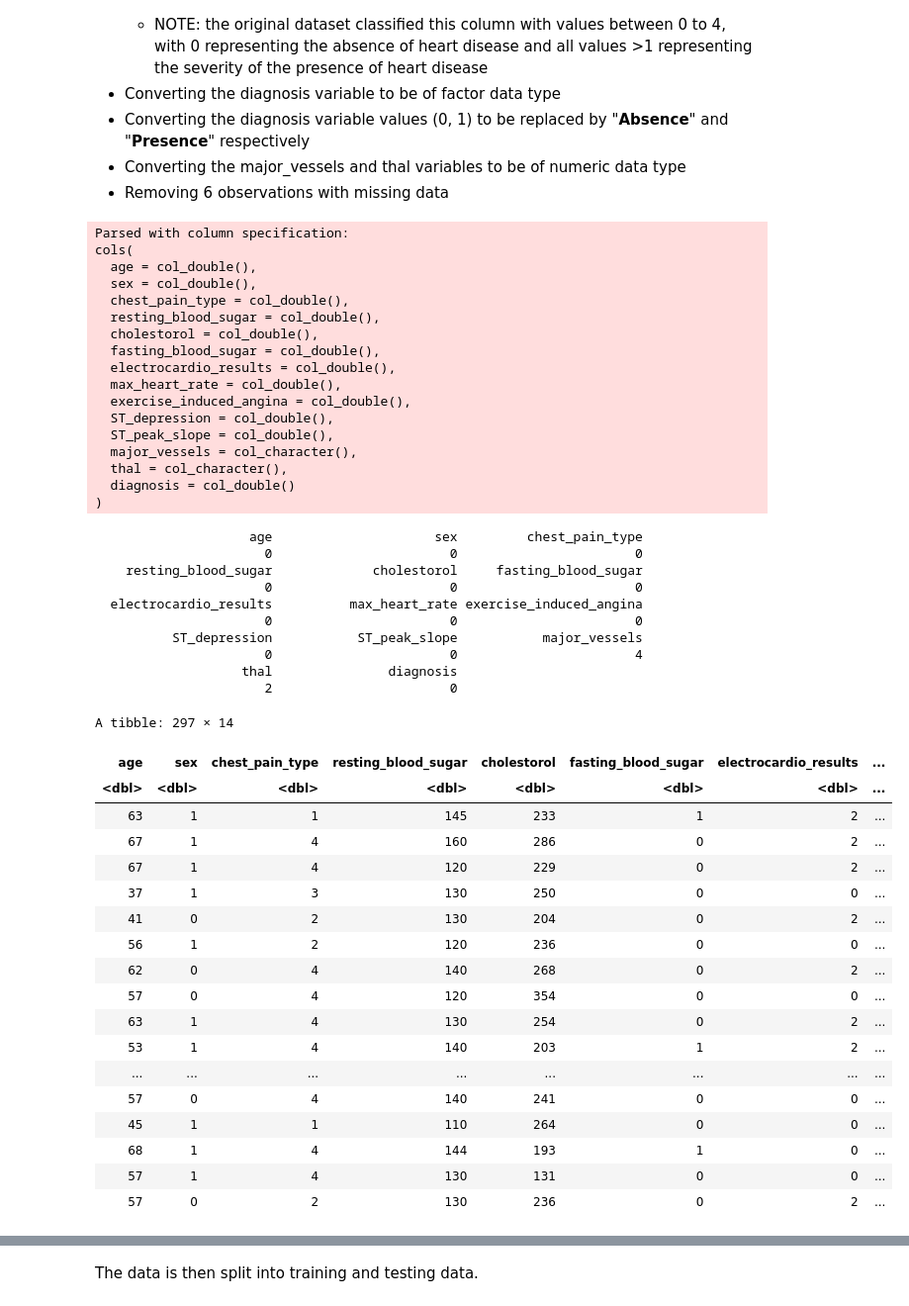
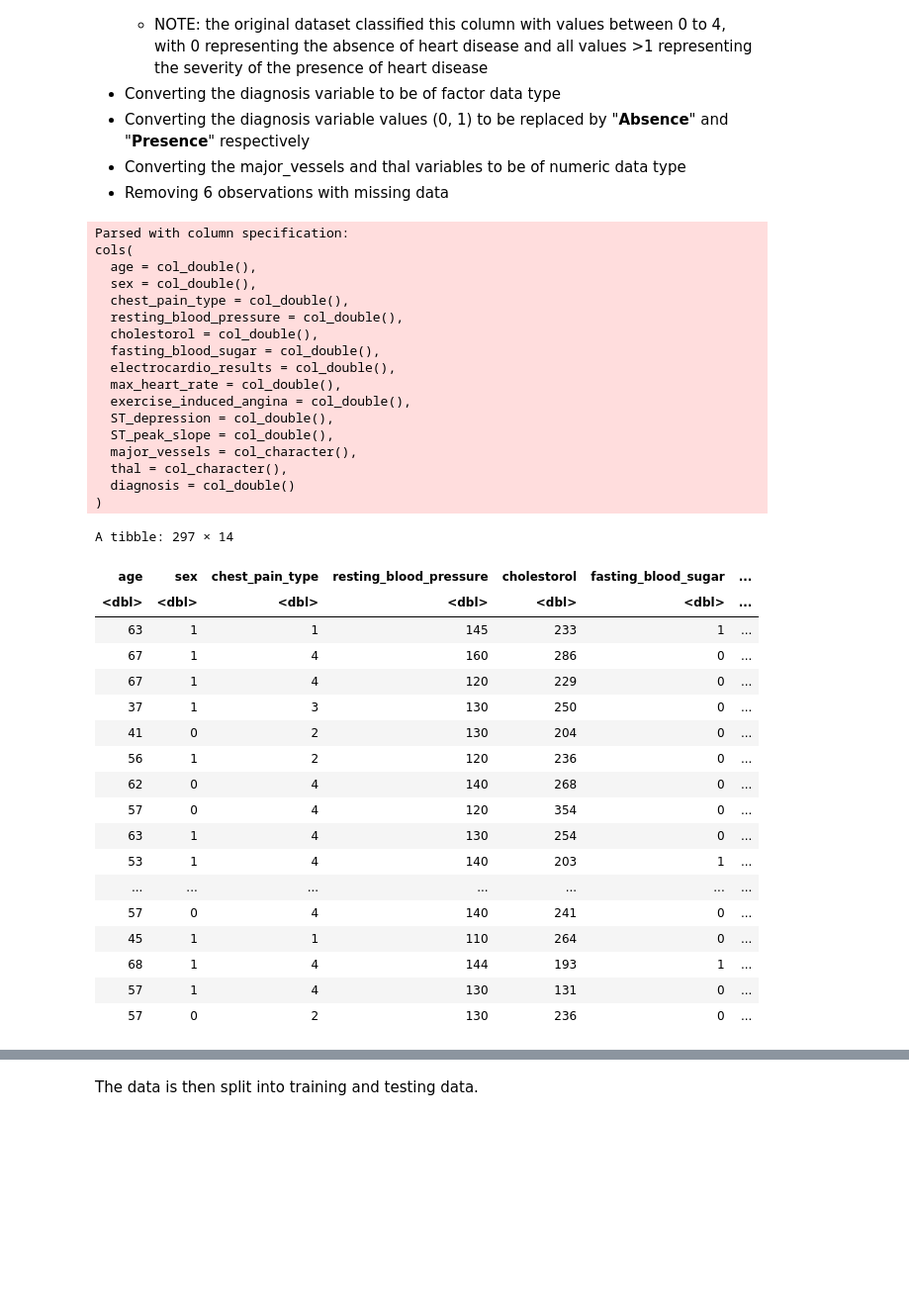
Before and after one commit to meleongg/dsci-100-project, a Jupyter notebook: proposal.ipynb, the cells around one changed output, grey strips where cells are left out. Shown: that part at 99% size. Cells and saved outputs as stored; diff of their text form; code cells hidden in the pictures; blank space fills up the shorter version.

```diff
--- a/proposal.ipynb
+++ b/proposal.ipynb
@@ -48,64 +48,54 @@ However, I perform some wrangling improvements:
 - Removing 6 observations with missing data
 # %%
 heart_disease <- read_csv("data/processed.cleveland.data",
-                          col_names = c("age", "sex", "chest_pain_type", "resting_blood_sugar", "cholestorol", "fasting_blood_sugar", "electrocardio_results", "max_heart_rate", "exercise_induced_angina", "ST_depression", "ST_peak_slope", "major_vessels", "thal", "diagnosis"))
+                          col_names = c("age", "sex", "chest_pain_type", "resting_blood_pressure", "cholestorol", "fasting_blood_sugar", "electrocardio_results", "max_heart_rate", "exercise_induced_angina", "ST_depression", "ST_peak_slope", "major_vessels", "thal", "diagnosis"))
 
 heart_disease[c("diagnosis")][which(heart_disease$diagnosis > 1), ] <- 1
 
 heart_disease <- heart_disease %>%
     mutate(major_vessels = as.numeric(major_vessels)) %>%
     mutate(thal = as.numeric(thal))
 
 heart_disease <- heart_disease %>%
     mutate(diagnosis = as.factor(ifelse(diagnosis == 1, "Presence", "Absence")))
 
 heart_disease <- na.omit(heart_disease)
 
 heart_disease
 # %% [output]
 Parsed with column specification:
 cols(
   age = col_double(),
   sex = col_double(),
   chest_pain_type = col_double(),
-  resting_blood_sugar = col_double(),
+  resting_blood_pressure = col_double(),
   cholestorol = col_double(),
   fasting_blood_sugar = col_double(),
   electrocardio_results = col_double(),
   max_heart_rate = col_double(),
   exercise_induced_angina = col_double(),
   ST_depression = col_double(),
   ST_peak_slope = col_double(),
   major_vessels = col_character(),
   thal = col_character(),
   diagnosis = col_double()
 )
-                    age                     sex         chest_pain_type
-                      0                       0                       0
-    resting_blood_sugar             cholestorol     fasting_blood_sugar
-                      0                       0                       0
-  electrocardio_results          max_heart_rate exercise_induced_angina
-                      0                       0                       0
-          ST_depression           ST_peak_slope           major_vessels
-                      0                       0                       4
-                   thal               diagnosis
-                      2                       0
+A tibble: 297 × 14
-A tibble: 297 × 14
-| age | sex | chest_pain_type | resting_blood_sugar | cholestorol | fasting_blood_sugar | electrocardio_results | ... |
-| <dbl> | <dbl> | <dbl> | <dbl> | <dbl> | <dbl> | <dbl> | ... |
-| 63 | 1 | 1 | 145 | 233 | 1 | 2 | ... |
-| 67 | 1 | 4 | 160 | 286 | 0 | 2 | ... |
-| 67 | 1 | 4 | 120 | 229 | 0 | 2 | ... |
-| 37 | 1 | 3 | 130 | 250 | 0 | 0 | ... |
-| 41 | 0 | 2 | 130 | 204 | 0 | 2 | ... |
-| 56 | 1 | 2 | 120 | 236 | 0 | 0 | ... |
-| 62 | 0 | 4 | 140 | 268 | 0 | 2 | ... |
-| 57 | 0 | 4 | 120 | 354 | 0 | 0 | ... |
-| 63 | 1 | 4 | 130 | 254 | 0 | 2 | ... |
-| 53 | 1 | 4 | 140 | 203 | 1 | 2 | ... |
-| ... | ... | ... | ... | ... | ... | ... | ... |
-| 57 | 0 | 4 | 140 | 241 | 0 | 0 | ... |
-| 45 | 1 | 1 | 110 | 264 | 0 | 0 | ... |
-| 68 | 1 | 4 | 144 | 193 | 1 | 0 | ... |
-| 57 | 1 | 4 | 130 | 131 | 0 | 0 | ... |
-| 57 | 0 | 2 | 130 | 236 | 0 | 2 | ... |
+| age | sex | chest_pain_type | resting_blood_pressure | cholestorol | fasting_blood_sugar | ... |
+| <dbl> | <dbl> | <dbl> | <dbl> | <dbl> | <dbl> | ... |
+| 63 | 1 | 1 | 145 | 233 | 1 | ... |
+| 67 | 1 | 4 | 160 | 286 | 0 | ... |
+| 67 | 1 | 4 | 120 | 229 | 0 | ... |
+| 37 | 1 | 3 | 130 | 250 | 0 | ... |
+| 41 | 0 | 2 | 130 | 204 | 0 | ... |
+| 56 | 1 | 2 | 120 | 236 | 0 | ... |
+| 62 | 0 | 4 | 140 | 268 | 0 | ... |
+| 57 | 0 | 4 | 120 | 354 | 0 | ... |
+| 63 | 1 | 4 | 130 | 254 | 0 | ... |
+| 53 | 1 | 4 | 140 | 203 | 1 | ... |
+| ... | ... | ... | ... | ... | ... | ... |
+| 57 | 0 | 4 | 140 | 241 | 0 | ... |
+| 45 | 1 | 1 | 110 | 264 | 0 | ... |
+| 68 | 1 | 4 | 144 | 193 | 1 | ... |
+| 57 | 1 | 4 | 130 | 131 | 0 | ... |
+| 57 | 0 | 2 | 130 | 236 | 0 | ... |
```
Also changed, not shown: parts of 22 cells of this notebook.
